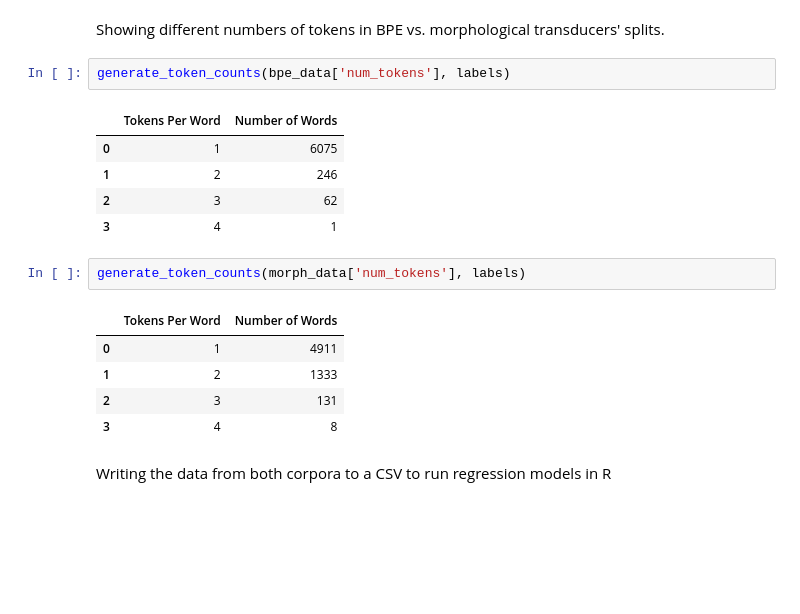
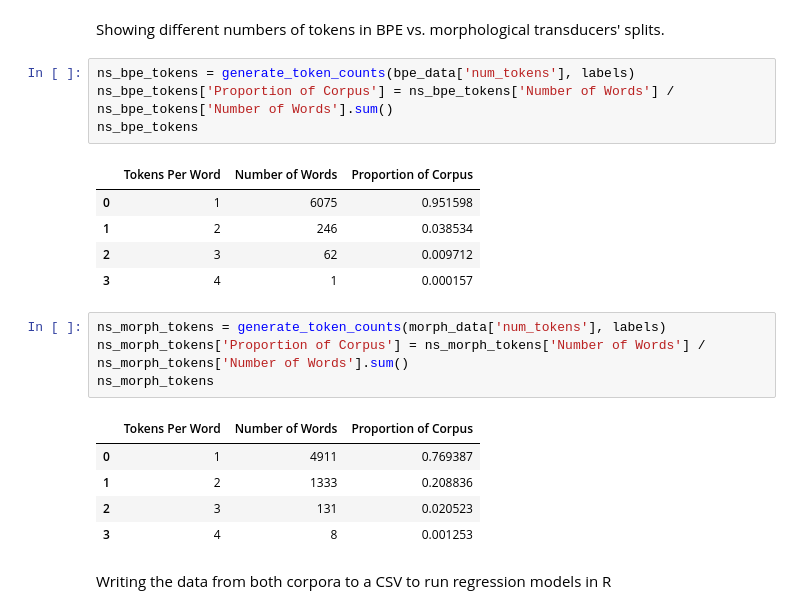
Before and after one commit to sathvikn/dl-psych-tokenization, a Jupyter notebook: cleaning_exploration.ipynb, the cells around one changed output. Saved outputs shown, nothing was run; the diff lists cells and outputs as text; blank space fills up the shorter version.

```diff
--- a/cleaning_exploration.ipynb
+++ b/cleaning_exploration.ipynb
@@ -80,21 +84,25 @@ See the caveats in the documentation: https://pandas.pydata.org/pandas-docs/stab
 # %% [markdown]
 Showing different numbers of tokens in BPE vs. morphological transducers' splits.
 # %%
-generate_token_counts(bpe_data['num_tokens'], labels)
+ns_bpe_tokens = generate_token_counts(bpe_data['num_tokens'], labels)
+ns_bpe_tokens['Proportion of Corpus'] = ns_bpe_tokens['Number of Words'] / ns_bpe_tokens['Number of Words'].sum()
+ns_bpe_tokens
 # %% [output]
-|  | Tokens Per Word | Number of Words |
-| 0 | 1 | 6075 |
-| 1 | 2 | 246 |
-| 2 | 3 | 62 |
-| 3 | 4 | 1 |
+|  | Tokens Per Word | Number of Words | Proportion of Corpus |
+| 0 | 1 | 6075 | 0.951598 |
+| 1 | 2 | 246 | 0.038534 |
+| 2 | 3 | 62 | 0.009712 |
+| 3 | 4 | 1 | 0.000157 |
 # %%
-generate_token_counts(morph_data['num_tokens'], labels)
+ns_morph_tokens = generate_token_counts(morph_data['num_tokens'], labels)
+ns_morph_tokens['Proportion of Corpus'] = ns_morph_tokens['Number of Words'] / ns_morph_tokens['Number of Words'].sum()
+ns_morph_tokens
 # %% [output]
-|  | Tokens Per Word | Number of Words |
-| 0 | 1 | 4911 |
-| 1 | 2 | 1333 |
-| 2 | 3 | 131 |
-| 3 | 4 | 8 |
+|  | Tokens Per Word | Number of Words | Proportion of Corpus |
+| 0 | 1 | 4911 | 0.769387 |
+| 1 | 2 | 1333 | 0.208836 |
+| 2 | 3 | 131 | 0.020523 |
+| 3 | 4 | 8 | 0.001253 |
 # %% [markdown]
 Writing the data from both corpora to a CSV to run regression models in R
 # %%
```
Also changed, not shown: parts of 5 cells of this notebook, 1 other file.
